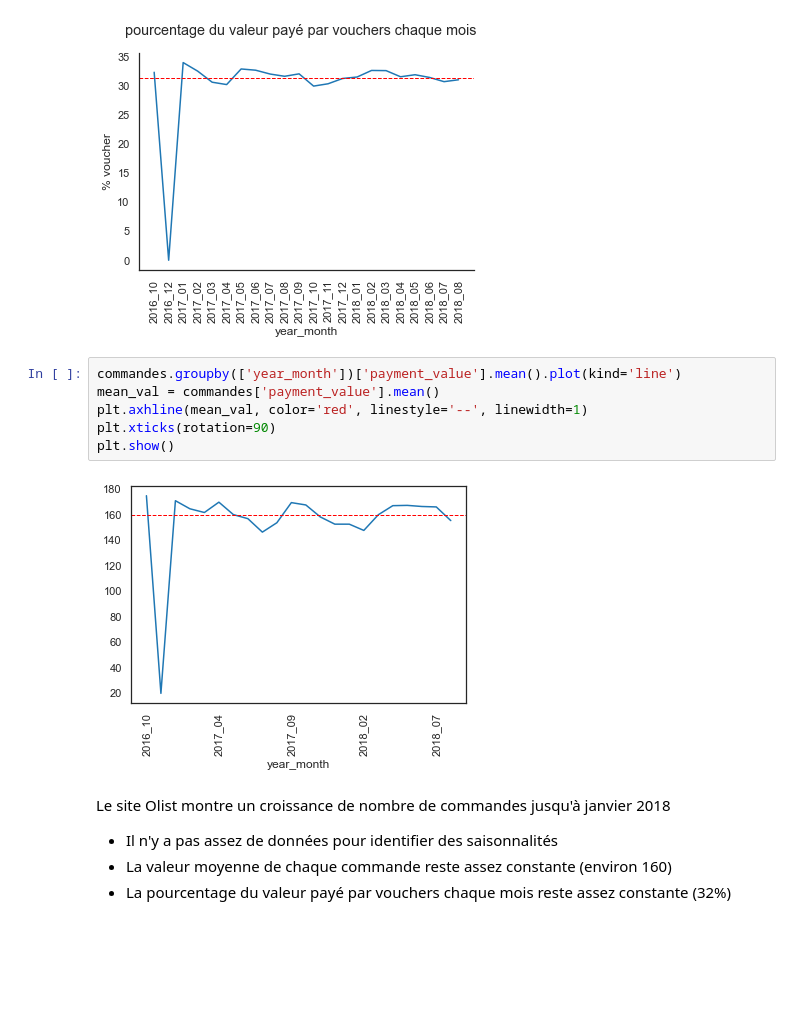
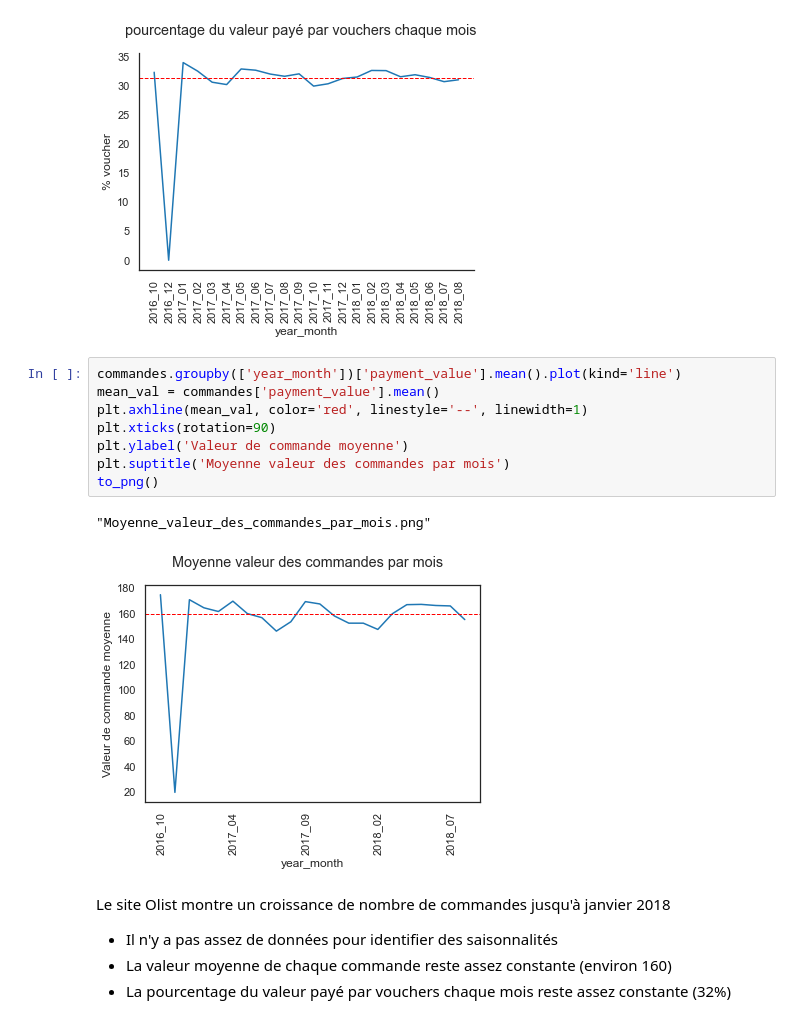
Before and after one commit to mrcreasey/oc-ds-p5-unsupervised-clustering, a Jupyter notebook: P5_01_analyse.ipynb, the cells around one changed output. Drawn from its saved outputs; the diff is of its cells as text; blank space fills up the shorter version.

```diff
--- a/P5_01_analyse.ipynb
+++ b/P5_01_analyse.ipynb
@@ -1747,11 +1774,14 @@ Text(0.5, 0.98, 'pourcentage du valeur payé par vouchers chaque mois')
 # %%
 commandes.groupby(['year_month'])['payment_value'].mean().plot(kind='line')
 mean_val = commandes['payment_value'].mean()
 plt.axhline(mean_val, color='red', linestyle='--', linewidth=1)
 plt.xticks(rotation=90)
-plt.show()
+plt.ylabel('Valeur de commande moyenne')
+plt.suptitle('Moyenne valeur des commandes par mois')
+to_png()
 # %% [output]
+"Moyenne_valeur_des_commandes_par_mois.png"
-[figure, old version]
+[figure, new version]
 # %% [markdown]
 Le site Olist montre un croissance de nombre de commandes jusqu'à janvier 2018
 
```
Also changed, not shown: parts of 55 cells of this notebook, 1 other file.
